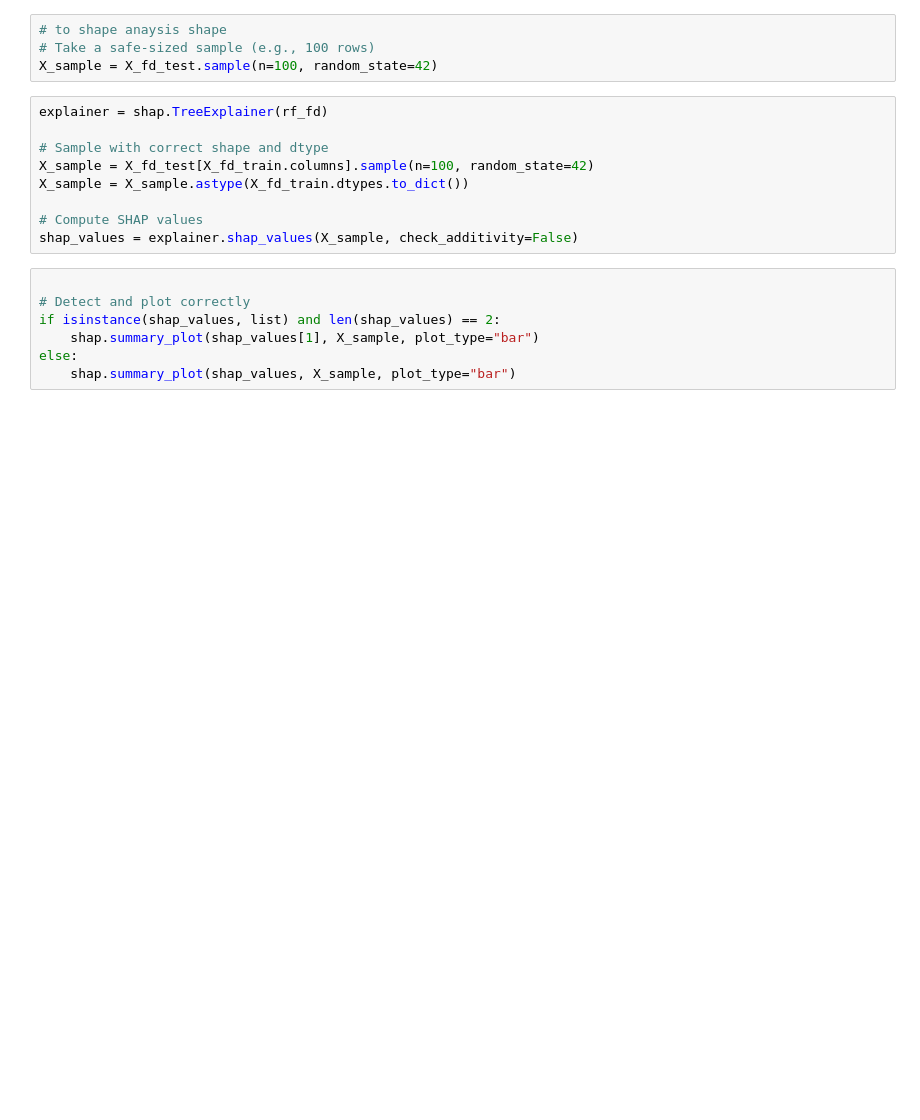
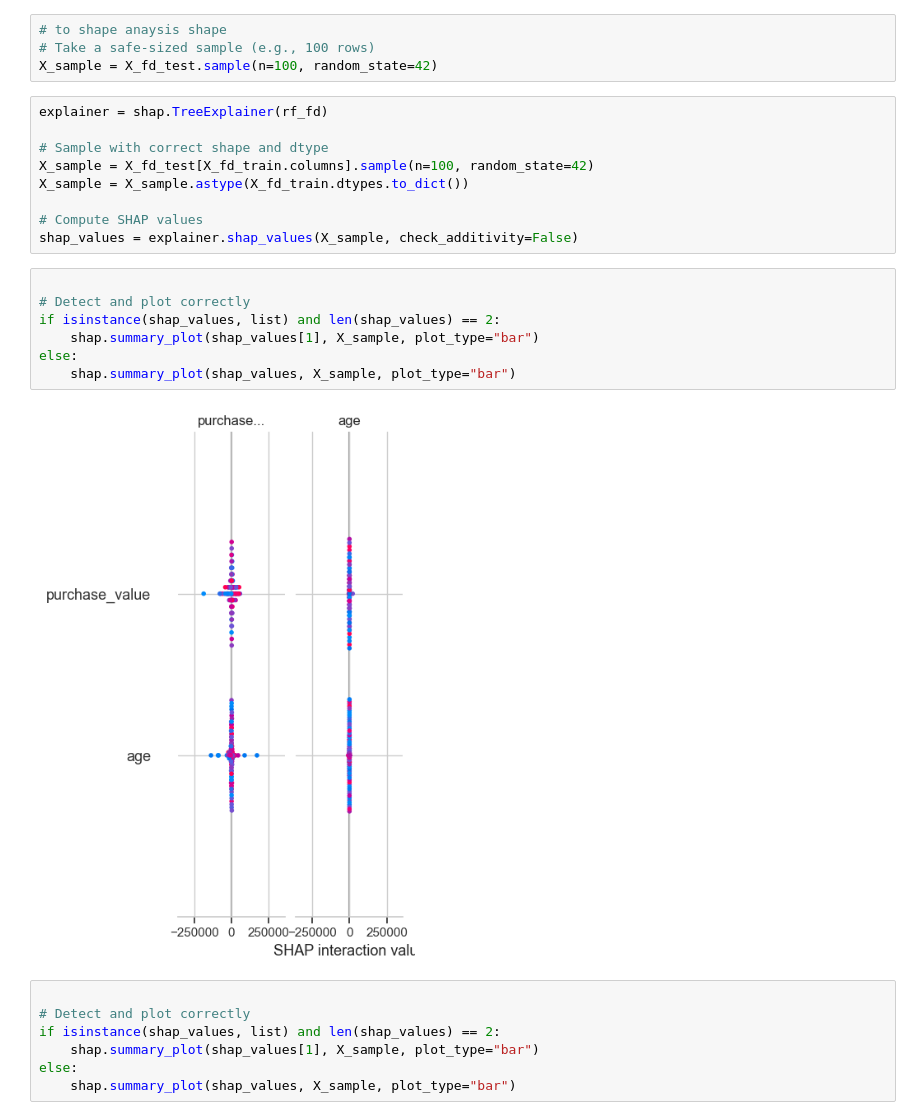
Before and after one commit to nanecha/Detection-of-fraud-cases-for-e-commerce-and-bank-transactions, a Jupyter notebook: notesbook/model_explainability.ipynb, the cells around one changed output. Drawn from its saved outputs; the diff is of its cells as text; blank space fills up the shorter version.

```diff
--- a/notesbook/model_explainability.ipynb
+++ b/notesbook/model_explainability.ipynb
@@ -207,6 +207,15 @@ X_sample = X_sample.astype(X_fd_train.dtypes.to_dict())
 
 # Compute SHAP values
 shap_values = explainer.shap_values(X_sample, check_additivity=False)
+# %%
+
+# Detect and plot correctly
+if isinstance(shap_values, list) and len(shap_values) == 2:
+    shap.summary_plot(shap_values[1], X_sample, plot_type="bar")
+else:
+    shap.summary_plot(shap_values, X_sample, plot_type="bar")
+# %% [output]
+[figure, added]
 # %%
 
 # Detect and plot correctly
```
